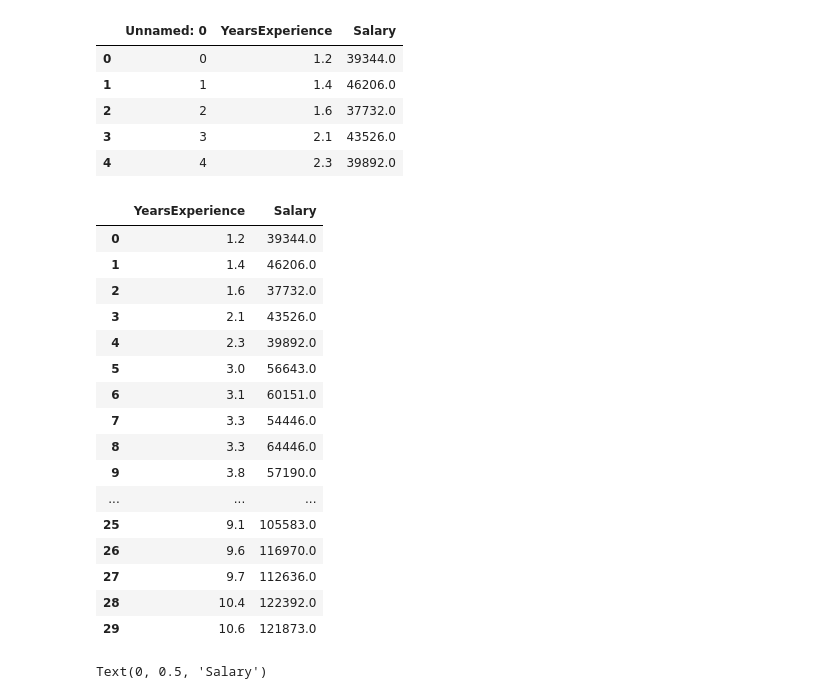
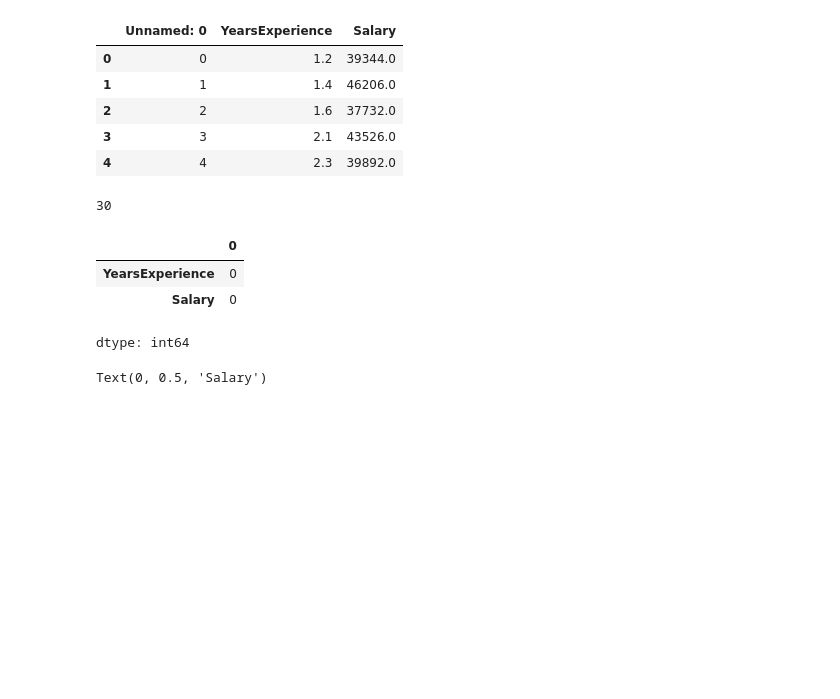
Before and after one commit to lalitha-sahitya/simple-linear-regression, a Jupyter notebook: simple-linear-regression.ipynb, the cells around one changed output. Cells and saved outputs as stored; diff of their text form; code cells hidden in the pictures; blank space fills up the shorter version.

```diff
--- a/simple-linear-regression.ipynb
+++ b/simple-linear-regression.ipynb
@@ -24,5 +42,5 @@ from sklearn.linear_model import LinearRegression
 # %%
-df=pd.read_csv('/kaggle/input/salary-csv/Salary_dataset.csv')
+df=pd.read_csv('/content/salary-dataset-simple-linear-regression/Salary_dataset.csv')
 df.head()
 # %% [output]
 |  | Unnamed: 0 | YearsExperience | Salary |
@@ -33,26 +51,17 @@ df.head()
 | 4 | 4 | 2.3 | 39892.0 |
 # %%
 df=df.drop('Unnamed: 0',axis=1)
+# %%
+len(df)
+# %% [output]
+30
 # %%
-df
+df.isna().sum()
 # %% [output]
-|  | YearsExperience | Salary |
-| 0 | 1.2 | 39344.0 |
-| 1 | 1.4 | 46206.0 |
-| 2 | 1.6 | 37732.0 |
-| 3 | 2.1 | 43526.0 |
-| 4 | 2.3 | 39892.0 |
-| 5 | 3.0 | 56643.0 |
-| 6 | 3.1 | 60151.0 |
-| 7 | 3.3 | 54446.0 |
-| 8 | 3.3 | 64446.0 |
-| 9 | 3.8 | 57190.0 |
-| ... | ... | ... |
-| 25 | 9.1 | 105583.0 |
-| 26 | 9.6 | 116970.0 |
-| 27 | 9.7 | 112636.0 |
-| 28 | 10.4 | 122392.0 |
-| 29 | 10.6 | 121873.0 |
+|  | 0 |
+| YearsExperience | 0 |
+| Salary | 0 |
+dtype: int64
 # %%
 plt.scatter(df[['YearsExperience']],df[['Salary']])
 plt.xlabel('YearsExperience')
```
Also changed, not shown: parts of 11 cells of this notebook.
